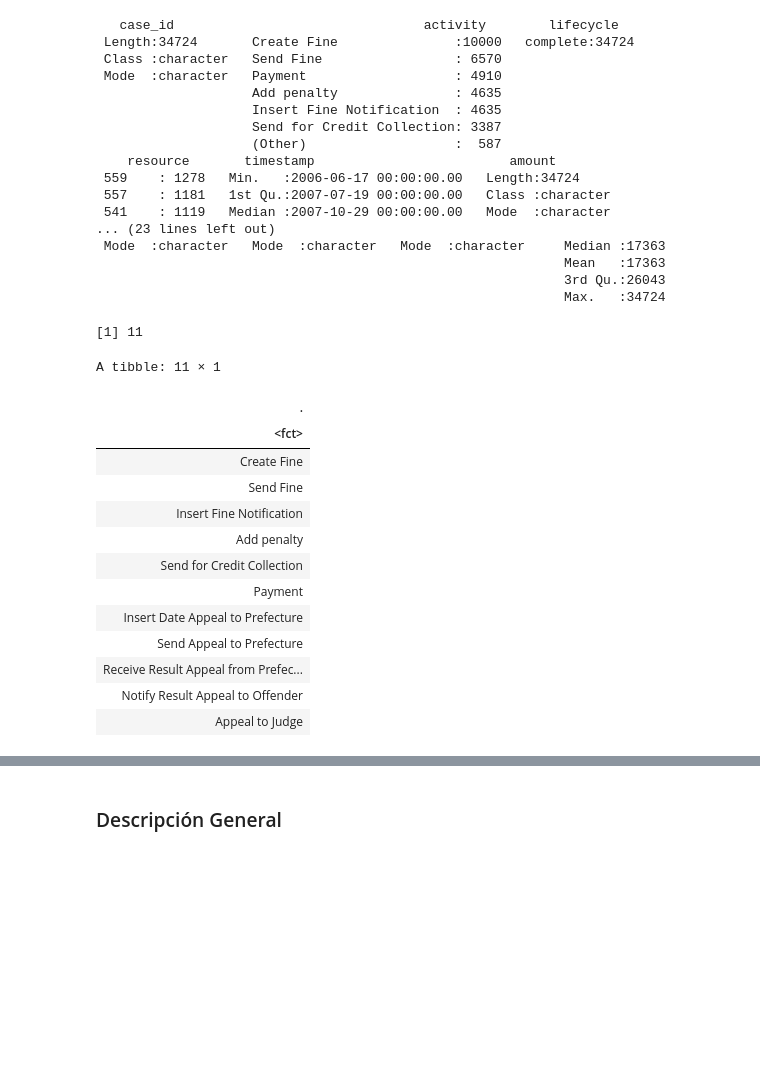
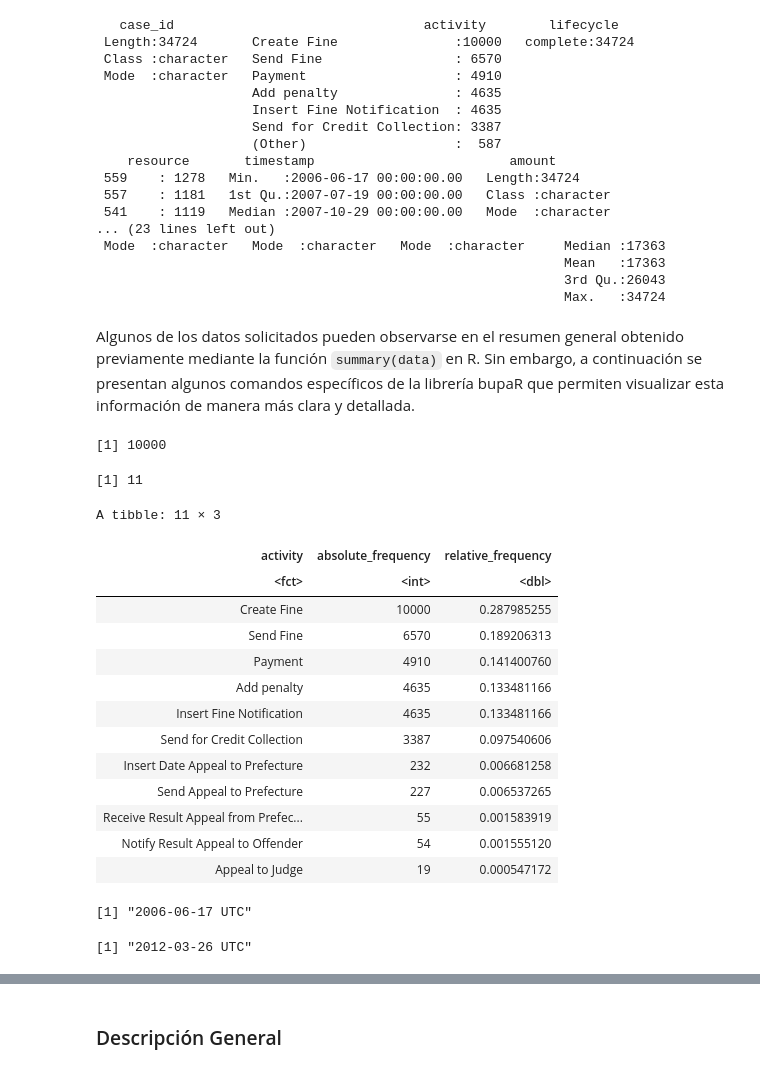
Before and after one commit to fcordovav/Tarea_INFO286_2025_I, a Jupyter notebook: main.ipynb, the cells around one changed output, grey strips where cells are left out. Drawn from its saved outputs; the diff is of its cells as text; code cells hidden in the pictures; blank space fills up the shorter version.

```diff
--- a/main.ipynb
+++ b/main.ipynb
@@ -68,4 +64,11 @@ End eventlog:  2012-03-26
                                                             Mean   :17363
                                                             3rd Qu.:26043
                                                             Max.   :34724
+# %% [markdown]
+Algunos de los datos solicitados pueden observarse en el resumen general obtenido previamente mediante la función `summary(data)` en R. Sin embargo, a continuación se presentan algunos comandos específicos de la librería bupaR que permiten visualizar esta información de manera más clara y detallada.
+# %%
+# Número de casos
+n_cases(traffic_fines)
+# %% [output]
+[1] 10000
 # %%
@@ -74,27 +77,30 @@ n_activities(data)
 # %% [output]
 [1] 11
-# %%
-# Ya sabemos que son 11 actividades, veamos cuales son
-library(dplyr)
-
-activity_labels(data) %>%
-  as.data.frame() %>%
-  tibble::as_tibble()  # Convertir en tibble para una mejor presentación
-# %% [output]
-A tibble: 11 × 1
-| . |
-| <fct> |
-| Create Fine |
-| Send Fine |
-| Insert Fine Notification |
-| Add penalty |
-| Send for Credit Collection |
-| Payment |
-| Insert Date Appeal to Prefecture |
-| Send Appeal to Prefecture |
-| Receive Result Appeal from Prefec... |
-| Notify Result Appeal to Offender |
-| Appeal to Judge |
+# %%
+# Ver el nombre de las 11 actividades
+activities(traffic_fines)
+# %% [output]
+A tibble: 11 × 3
+| activity | absolute_frequency | relative_frequency |
+| <fct> | <int> | <dbl> |
+| Create Fine | 10000 | 0.287985255 |
+| Send Fine | 6570 | 0.189206313 |
+| Payment | 4910 | 0.141400760 |
+| Add penalty | 4635 | 0.133481166 |
+| Insert Fine Notification | 4635 | 0.133481166 |
+| Send for Credit Collection | 3387 | 0.097540606 |
+| Insert Date Appeal to Prefecture | 232 | 0.006681258 |
+| Send Appeal to Prefecture | 227 | 0.006537265 |
+| Receive Result Appeal from Prefec... | 55 | 0.001583919 |
+| Notify Result Appeal to Offender | 54 | 0.001555120 |
+| Appeal to Judge | 19 | 0.000547172 |
 # %%
-# Ventana de tiempo
+# Ventana de tiempo que abarca
+start_time <- min(traffic_fines$timestamp)
+end_time <- max(traffic_fines$timestamp)
+start_time
+end_time
+# %% [output]
+[1] "2006-06-17 UTC"
+[1] "2012-03-26 UTC"
 # %%
```
Also changed, not shown: parts of 10 cells of this notebook.
